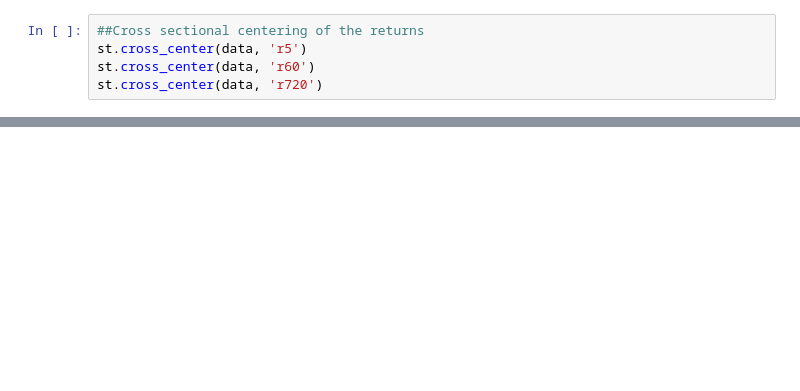
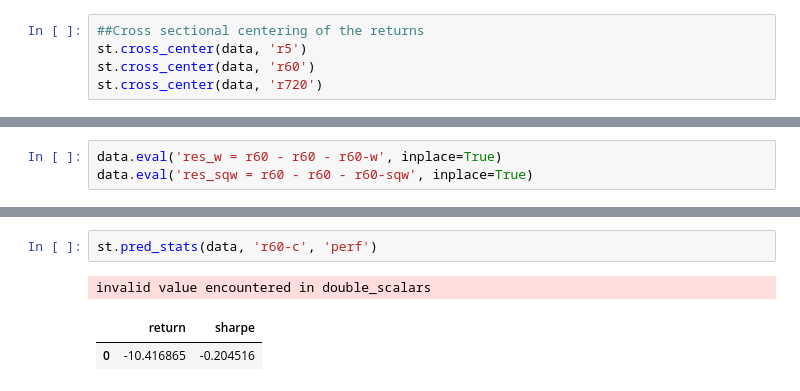
Before and after one commit to chsd001/CME291, a Jupyter notebook: research.ipynb, the cells around one changed output, grey strips where cells are left out. Cells and saved outputs as stored; diff of their text form; blank space fills up the shorter version.

```diff
--- a/research.ipynb
+++ b/research.ipynb
@@ -130,0 +298,3 @@ plt.plot_corr_heatmap(st.lagged_correlation(data, 'r720-c', 720), False)
+# %%
+data.eval('res_w = r60 - r60 - r60-w', inplace=True)
+data.eval('res_sqw = r60 - r60 - r60-sqw', inplace=True)
@@ -130,0 +321,6 @@ plt.plot_corr_heatmap(st.lagged_correlation(data, 'r720-c', 720), False)
+# %%
+st.pred_stats(data, 'r60-c', 'perf')
+# %% [output]
+invalid value encountered in double_scalars
+|  | return | sharpe |
+| 0 | -10.416865 | -0.204516 |
```
Also changed, not shown: parts of 105 cells of this notebook, 2 other files.
